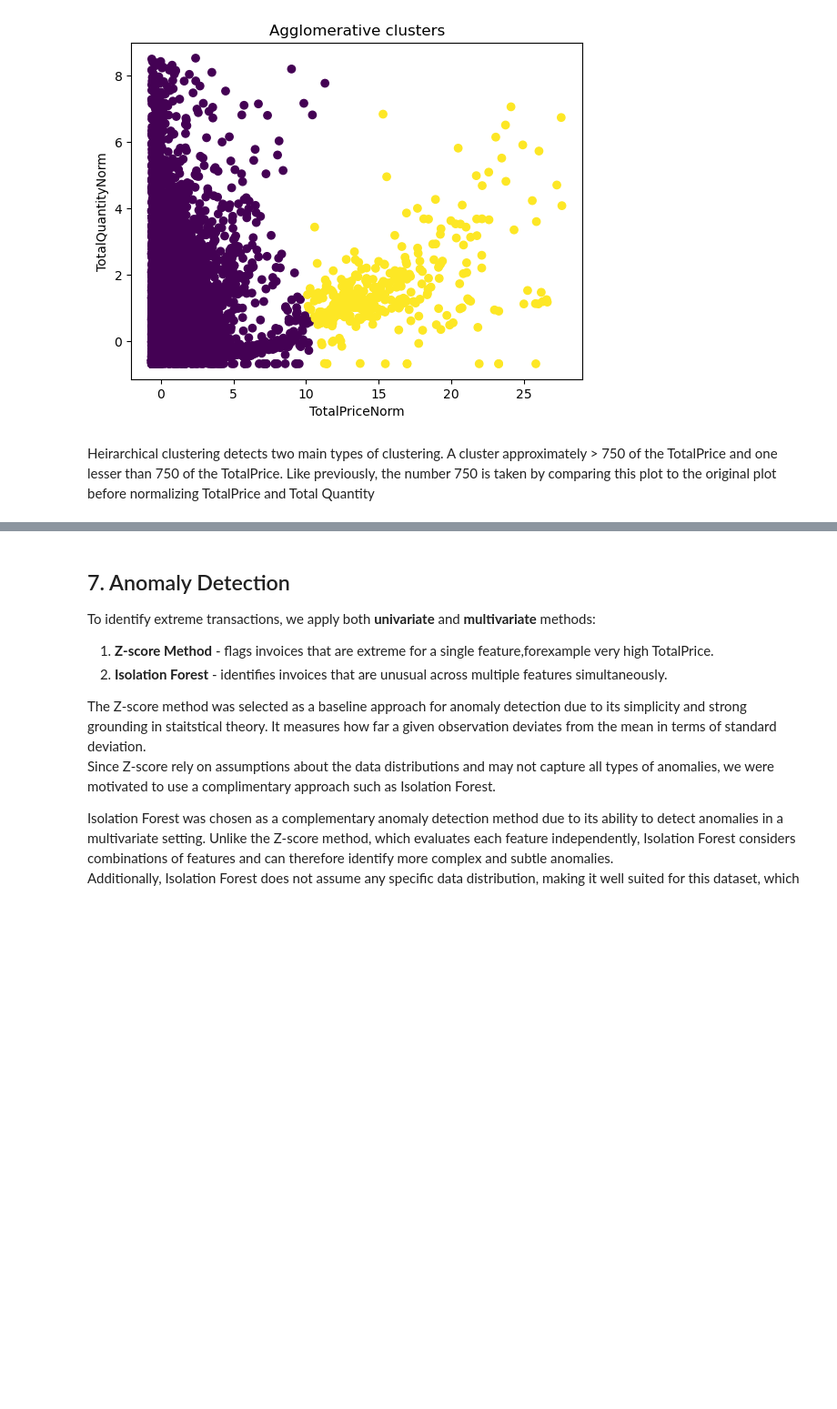
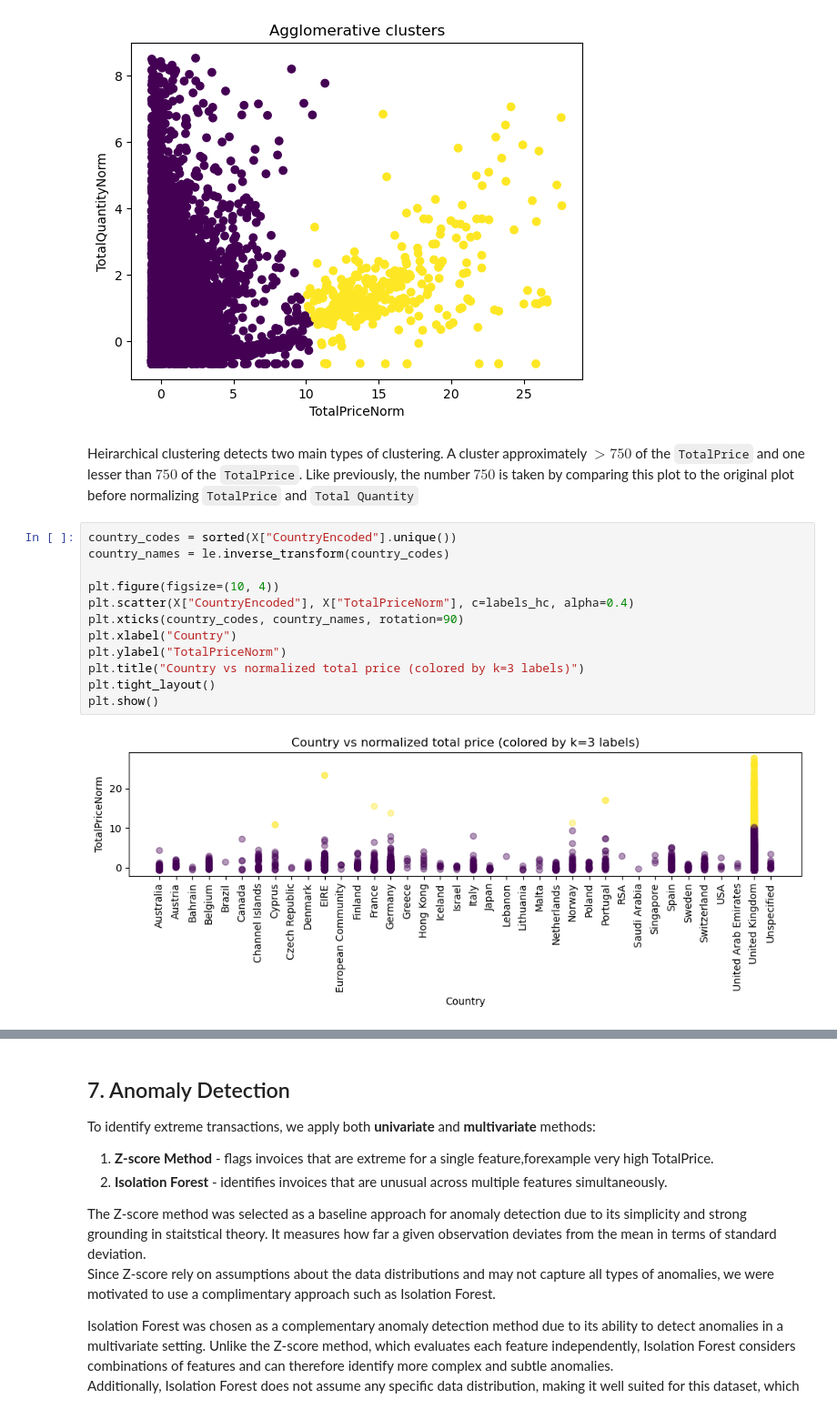
Before and after one commit to NouRALsaidD/data_mining_2026, a Jupyter notebook: data_mining_project_template.ipynb, the cells around one changed output, grey strips where cells are left out. Shown at 91% size. Saved outputs shown, nothing was run; the diff lists cells and outputs as text; blank space fills up the shorter version.

Commit message:
Added feedback comments and edited clustering comments

```diff
--- a/data_mining_project_template.ipynb
+++ b/data_mining_project_template.ipynb
@@ -886,7 +856,21 @@ plt.show()
 # %% [output]
 [figure]
 # %% [markdown]
-Heirarchical clustering detects two main types of clustering. A cluster approximately > 750 of the TotalPrice and one lesser than 750 of the TotalPrice. Like previously, the number 750 is taken by comparing this plot to the original plot before normalizing TotalPrice and Total Quantity
+Heirarchical clustering detects two main types of clustering. A cluster approximately $> 750$ of the ``TotalPrice`` and one lesser than $750$ of the ``TotalPrice``. Like previously, the number $750$ is taken by comparing this plot to the original plot before normalizing ``TotalPrice`` and ``Total Quantity``
+# %%
+country_codes = sorted(X["CountryEncoded"].unique())
+country_names = le.inverse_transform(country_codes)
+
+plt.figure(figsize=(10, 4))
+plt.scatter(X["CountryEncoded"], X["TotalPriceNorm"], c=labels_hc, alpha=0.4)
+plt.xticks(country_codes, country_names, rotation=90)
+plt.xlabel("Country")
+plt.ylabel("TotalPriceNorm")
+plt.title("Country vs normalized total price (colored by k=3 labels)")
+plt.tight_layout()
+plt.show()
+# %% [output]
+[figure, added]
 # %% [markdown]
 ### 6.3 Conclusion
 
```
Also changed, not shown: parts of 38 cells of this notebook.
